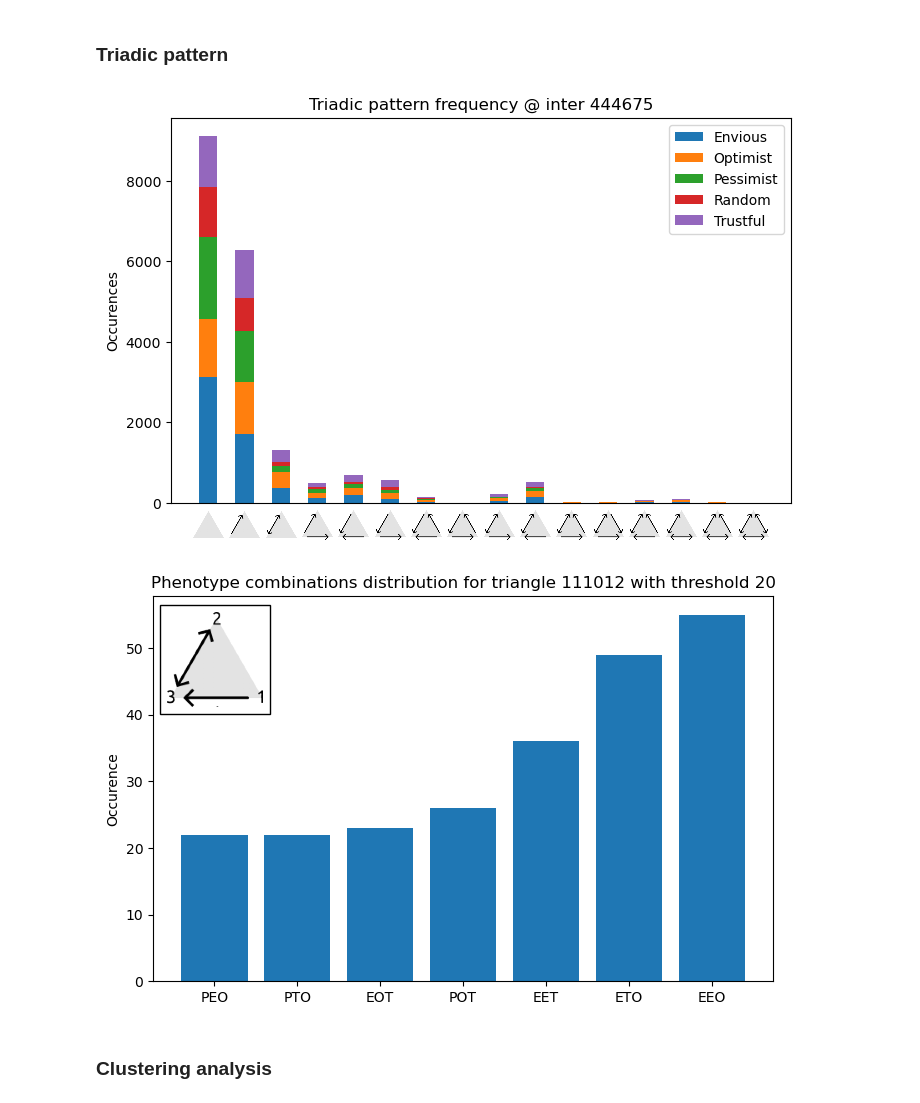
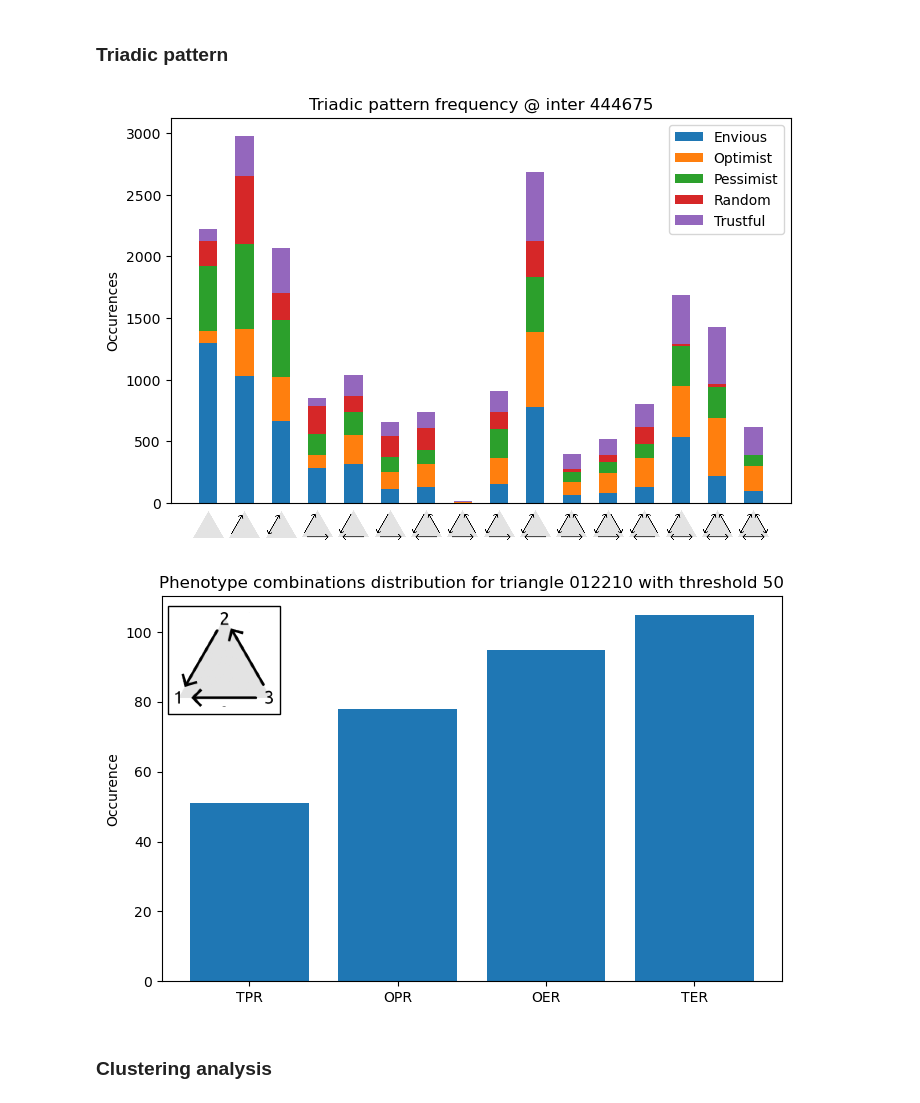
Before and after one commit to yuxuama/cooperation_emergence, a Jupyter notebook: notebooks/last_analysis.ipynb, the cells around one changed output. Saved outputs shown, nothing was run; the diff lists cells and outputs as text; code cells hidden in the pictures.

Commit message:
Plot only pure triangle pattern in triadic pattern plots

```diff
--- a/notebooks/last_analysis.ipynb
+++ b/notebooks/last_analysis.ipynb
@@ -124,19 +124,19 @@ plt.show()
 # %% [markdown]
 ### Triadic pattern
 # %%
-plot_triadic_pattern_phenotype(tri_pattern_freq, parameters)
+plot_triadic_pattern_phenotype(tri_pattern_freq, parameters, )
 if save:
     plt.savefig("../plot/" + dirname + str(n) + "/triadic_pattern_bar.png")
 else:
     plt.show()
 # %% [output]
-[figure, old version]
+[figure, new version]
 # %%
 ph_comb_dt = measure_triadic_pattern_phenotype_combination(l.astype(int), parameters, inter)
-plot_phenotype_combination_per_triangle("111012", ph_comb_dt, 20)
+plot_phenotype_combination_per_triangle("012210", ph_comb_dt, 50)
 plt.show()
 # %% [output]
-[figure, old version]
+[figure, new version]
 # %% [markdown]
 ### Clustering analysis
 # %%
```
Also changed, not shown: parts of 12 cells of this notebook, 2 other files.
